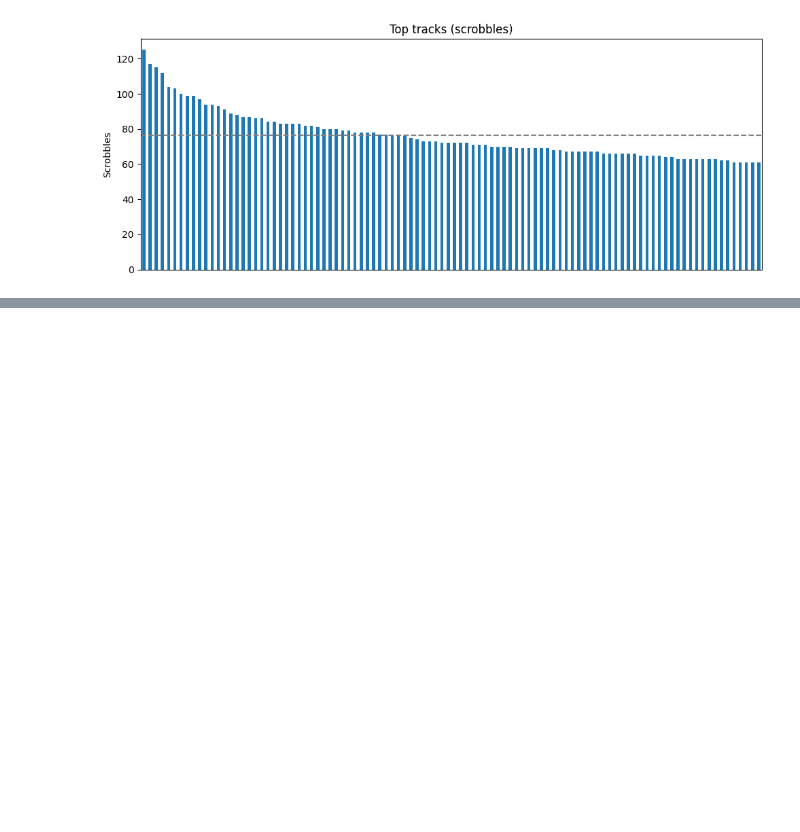
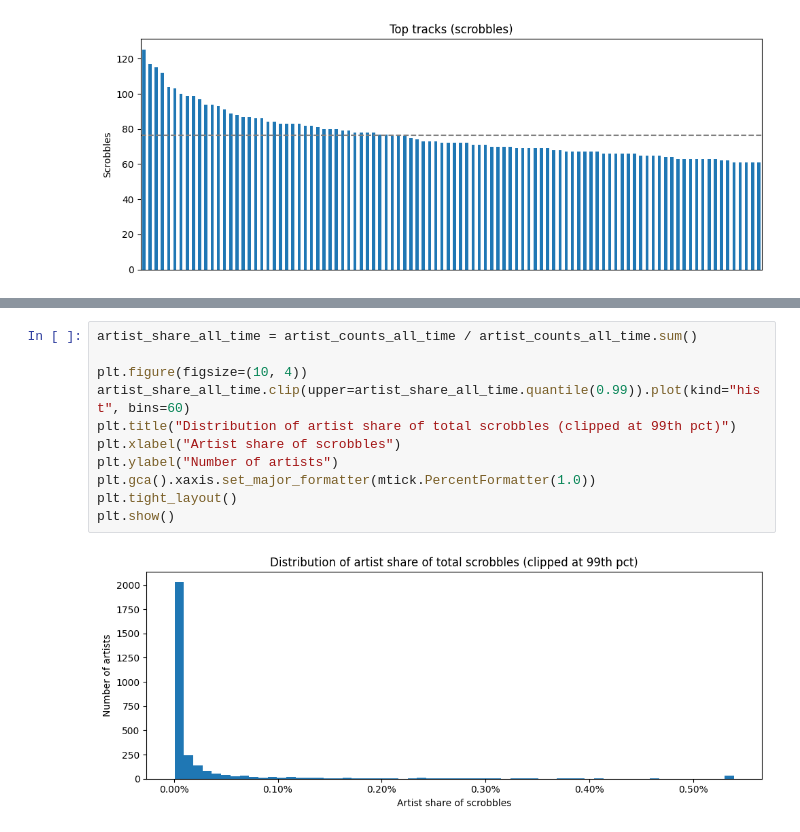
Before and after one commit to Tyainss/artist-lifecycle, a Jupyter notebook: notebooks/breakout/00_eda.ipynb, the cells around one changed output, grey strips where cells are left out. Drawn from its saved outputs; the diff is of its cells as text; blank space fills up the shorter version.

```diff
--- a/notebooks/breakout/00_eda.ipynb
+++ b/notebooks/breakout/00_eda.ipynb
@@ -350,0 +511,13 @@ Mean top 100 tracks: 76.32
+# %%
+artist_share_all_time = artist_counts_all_time / artist_counts_all_time.sum()
+
+plt.figure(figsize=(10, 4))
+artist_share_all_time.clip(upper=artist_share_all_time.quantile(0.99)).plot(kind="hist", bins=60)
+plt.title("Distribution of artist share of total scrobbles (clipped at 99th pct)")
+plt.xlabel("Artist share of scrobbles")
+plt.ylabel("Number of artists")
+plt.gca().xaxis.set_major_formatter(mtick.PercentFormatter(1.0))
+plt.tight_layout()
+plt.show()
+# %% [output]
+[figure, added]
```
Also changed, not shown: parts of 13 cells of this notebook.
